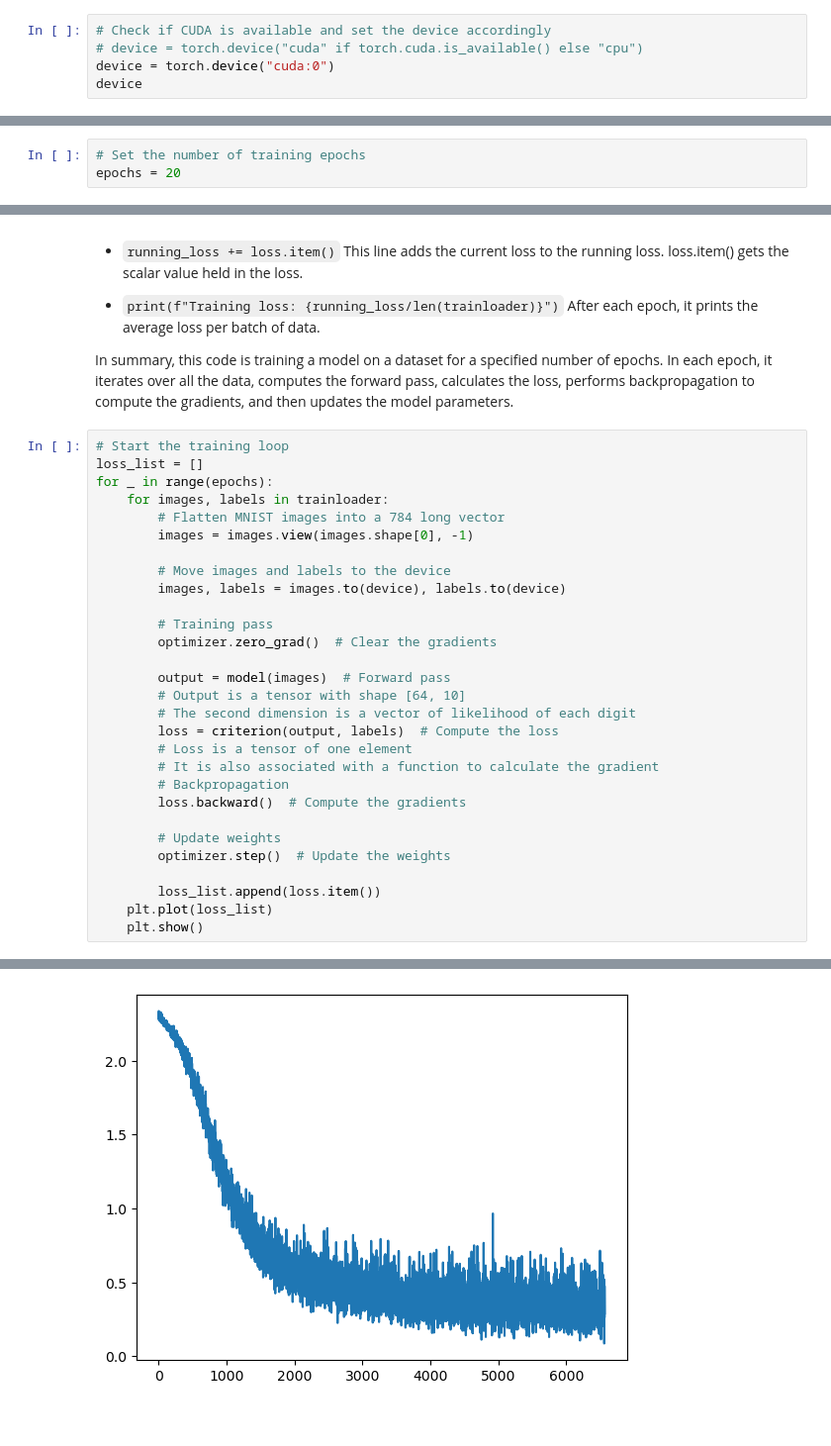
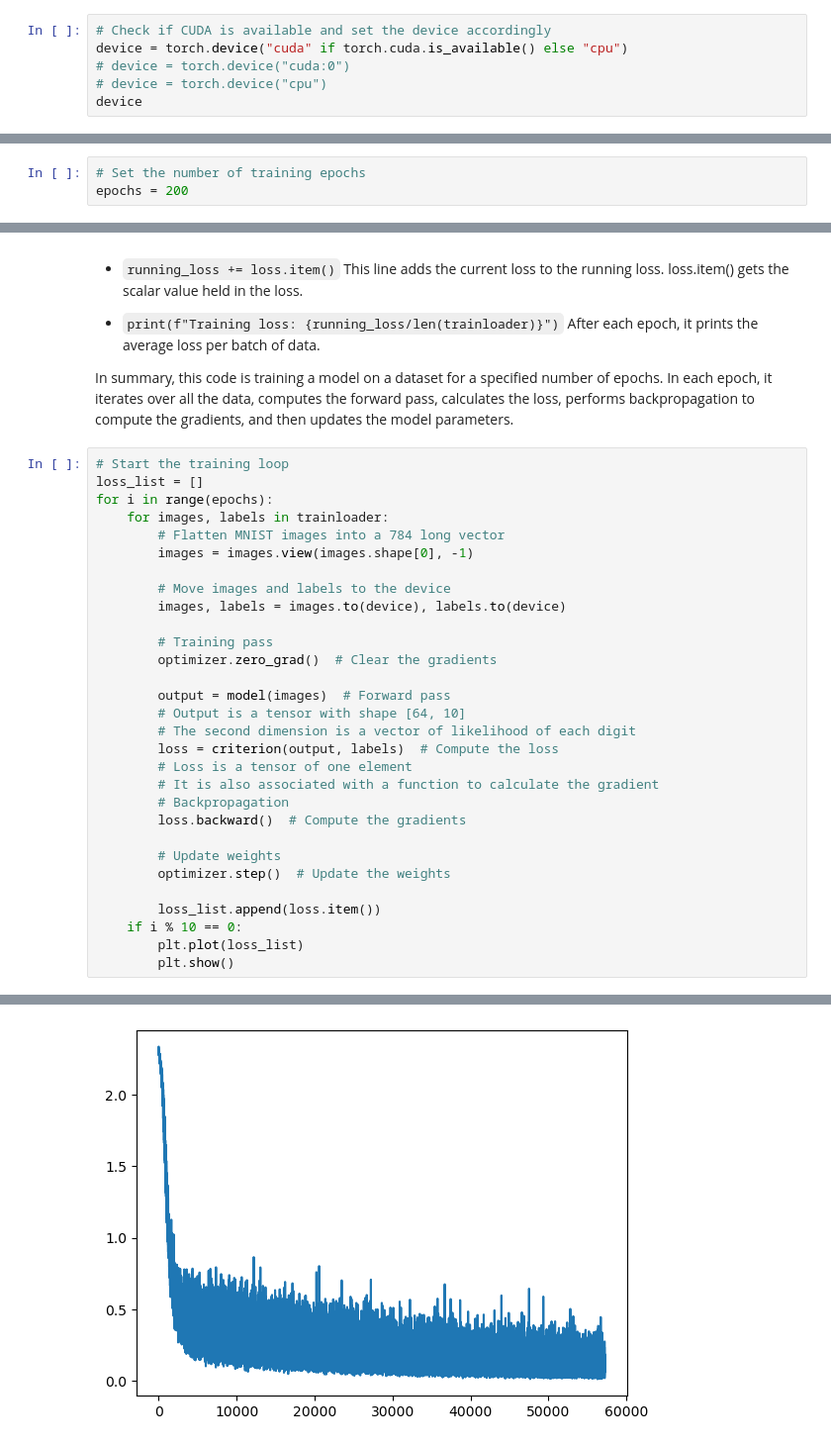
Before and after one commit to BMcCawley/mnist_model, a Jupyter notebook: mnist_ann.ipynb, the cells around one changed output, grey strips where cells are left out. Shown: that part at 99% size. Drawn from its saved outputs; the diff is of its cells as text.

```diff
--- a/mnist_ann.ipynb
+++ b/mnist_ann.ipynb
@@ -17,7 +17,8 @@ The `torch.device` contains a device type ('cpu', 'cuda' or 'mps') and optional
 A `torch.Tensor`’s device can be accessed via the `Tensor.device` property.
 # %%
 # Check if CUDA is available and set the device accordingly
-# device = torch.device("cuda" if torch.cuda.is_available() else "cpu")
-device = torch.device("cuda:0")
+device = torch.device("cuda" if torch.cuda.is_available() else "cpu")
+# device = torch.device("cuda:0")
+# device = torch.device("cpu")
 device
 # %% [output]
@@ -186,7 +187,7 @@ However, if there are too many epochs, the model may overfit the training data t
 It’s important to monitor the model’s performance on a validation set during training and stop training when the validation performance starts to decay. This technique is known as early stopping.
 # %%
 # Set the number of training epochs
-epochs = 20
+epochs = 200
 # %% [markdown]
 - `for images, labels in trainloader:` This loop iterates over the training data in batches of 64 (as set when `trainloader` was defined). In each iteration, it provides a batch of images and their corresponding labels.
 
@@ -212,7 +213,7 @@ In summary, this code is training a model on a dataset for a specified number of
 # %%
 # Start the training loop
 loss_list = []
-for _ in range(epochs):
+for i in range(epochs):
     for images, labels in trainloader:
         # Flatten MNIST images into a 784 long vector
         images = images.view(images.shape[0], -1)
@@ -236,6 +237,7 @@ for _ in range(epochs):
         optimizer.step()  # Update the weights
 
         loss_list.append(loss.item())
-    plt.plot(loss_list)
-    plt.show()
+    if i % 10 == 0:
+        plt.plot(loss_list)
+        plt.show()
 # %% [output]
@@ -248 +250 @@ for _ in range(epochs):
-[figure, old version]
+[figure, new version]
```
Also changed, not shown: parts of 5 cells of this notebook, 1 other file.
